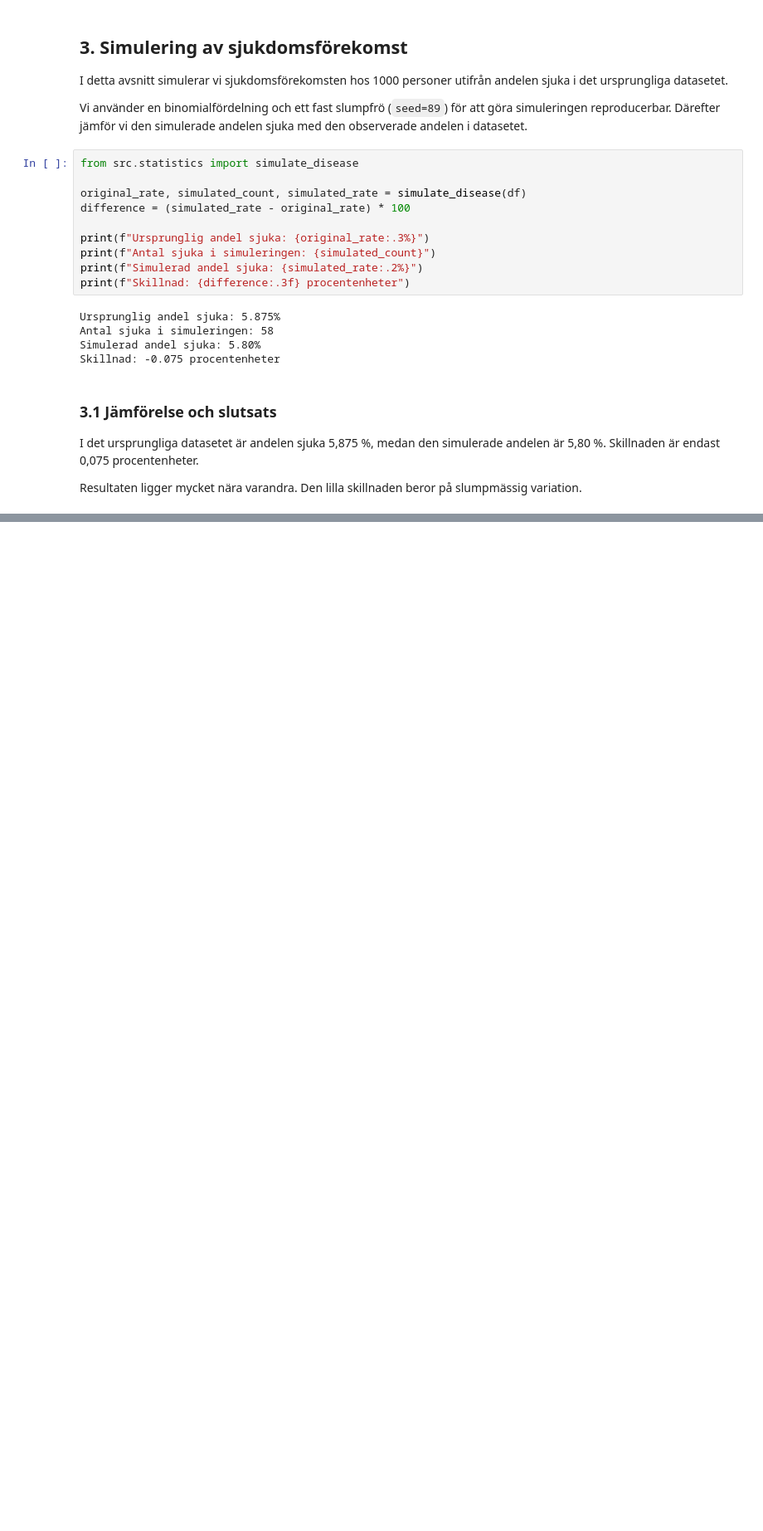
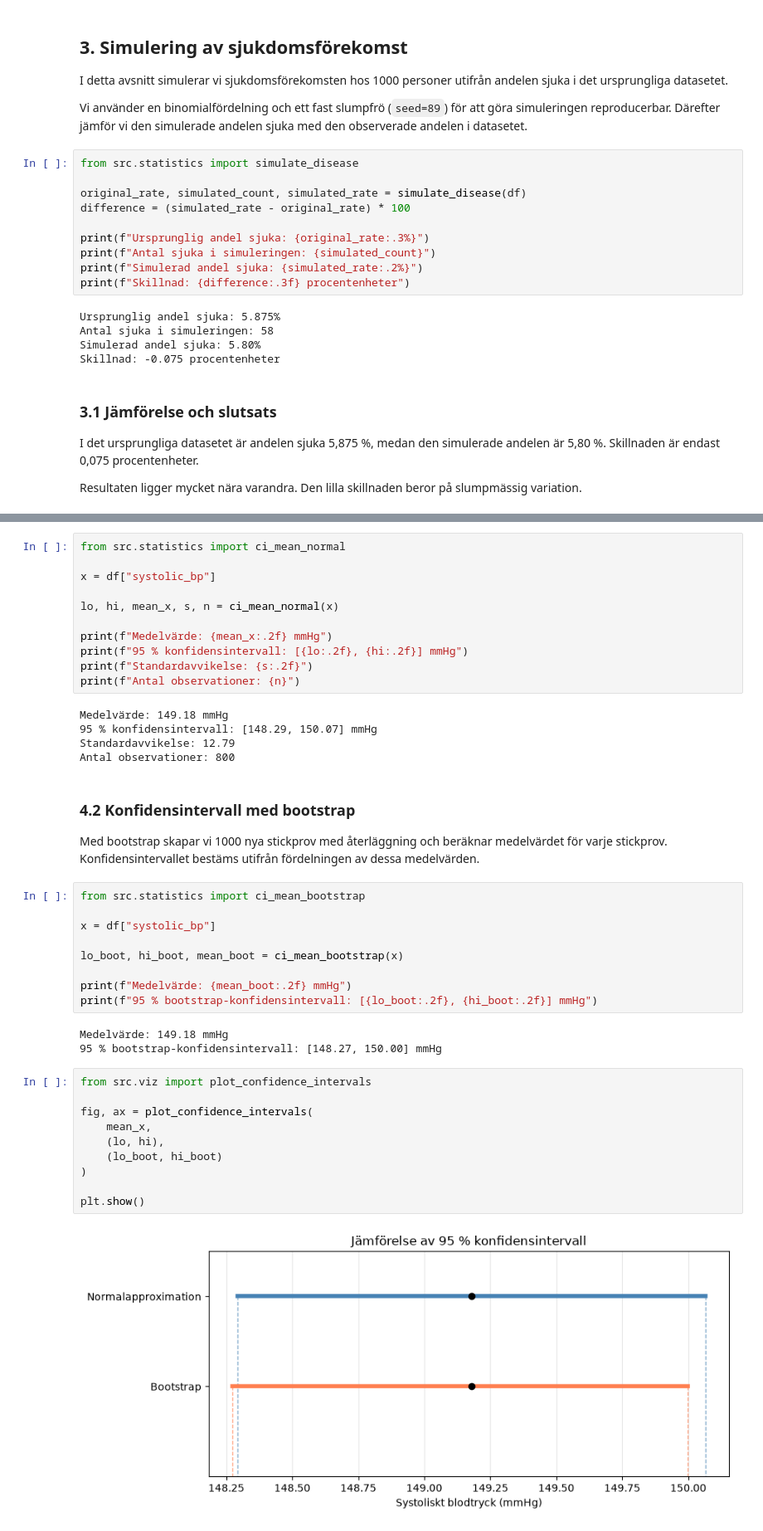
Before and after one commit to Dina-Zabirova/Health-Study, a Jupyter notebook: notebooks/report.ipynb, the cells around one changed output, grey strips where cells are left out. Shown at 83% size. Drawn from its saved outputs; the diff is of its cells as text; blank space fills up the shorter version.

Commit message:
Add confidence interval analysis and visualization

```diff
--- a/notebooks/report.ipynb
+++ b/notebooks/report.ipynb
@@ -245,0 +255,45 @@ Resultaten ligger mycket nära varandra. Den lilla skillnaden beror på slumpmä
+# %%
+from src.statistics import ci_mean_normal
+
+x = df["systolic_bp"]
+
+lo, hi, mean_x, s, n = ci_mean_normal(x)
+
+print(f"Medelvärde: {mean_x:.2f} mmHg")
+print(f"95 % konfidensintervall: [{lo:.2f}, {hi:.2f}] mmHg")
+print(f"Standardavvikelse: {s:.2f}")
+print(f"Antal observationer: {n}")
+# %% [output]
+Medelvärde: 149.18 mmHg
+95 % konfidensintervall: [148.29, 150.07] mmHg
+Standardavvikelse: 12.79
+Antal observationer: 800
+# %% [markdown]
+
+### 4.2 Konfidensintervall med bootstrap
+
+Med bootstrap skapar vi 1000 nya stickprov med återläggning och beräknar medelvärdet för varje stickprov. Konfidensintervallet bestäms utifrån fördelningen av dessa medelvärden.
+# %%
+from src.statistics import ci_mean_bootstrap
+
+x = df["systolic_bp"]
+
+lo_boot, hi_boot, mean_boot = ci_mean_bootstrap(x)
+
+print(f"Medelvärde: {mean_boot:.2f} mmHg")
+print(f"95 % bootstrap-konfidensintervall: [{lo_boot:.2f}, {hi_boot:.2f}] mmHg")
+# %% [output]
+Medelvärde: 149.18 mmHg
+95 % bootstrap-konfidensintervall: [148.27, 150.00] mmHg
+# %%
+from src.viz import plot_confidence_intervals
+
+fig, ax = plot_confidence_intervals(
+    mean_x,
+    (lo, hi),
+    (lo_boot, hi_boot)
+)
+
+plt.show()
+# %% [output]
+[figure, added]
```
Also changed, not shown: parts of 3 cells of this notebook, 2 other files.
